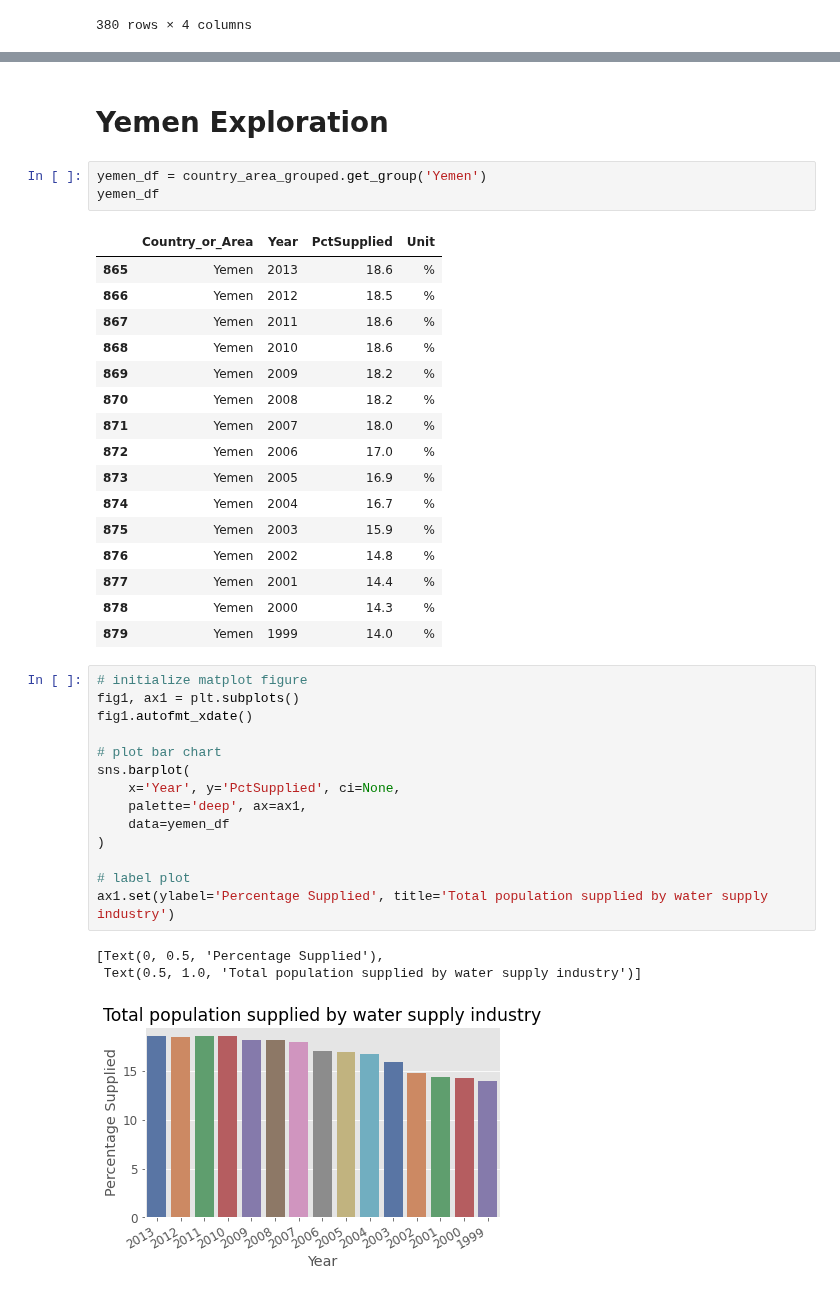
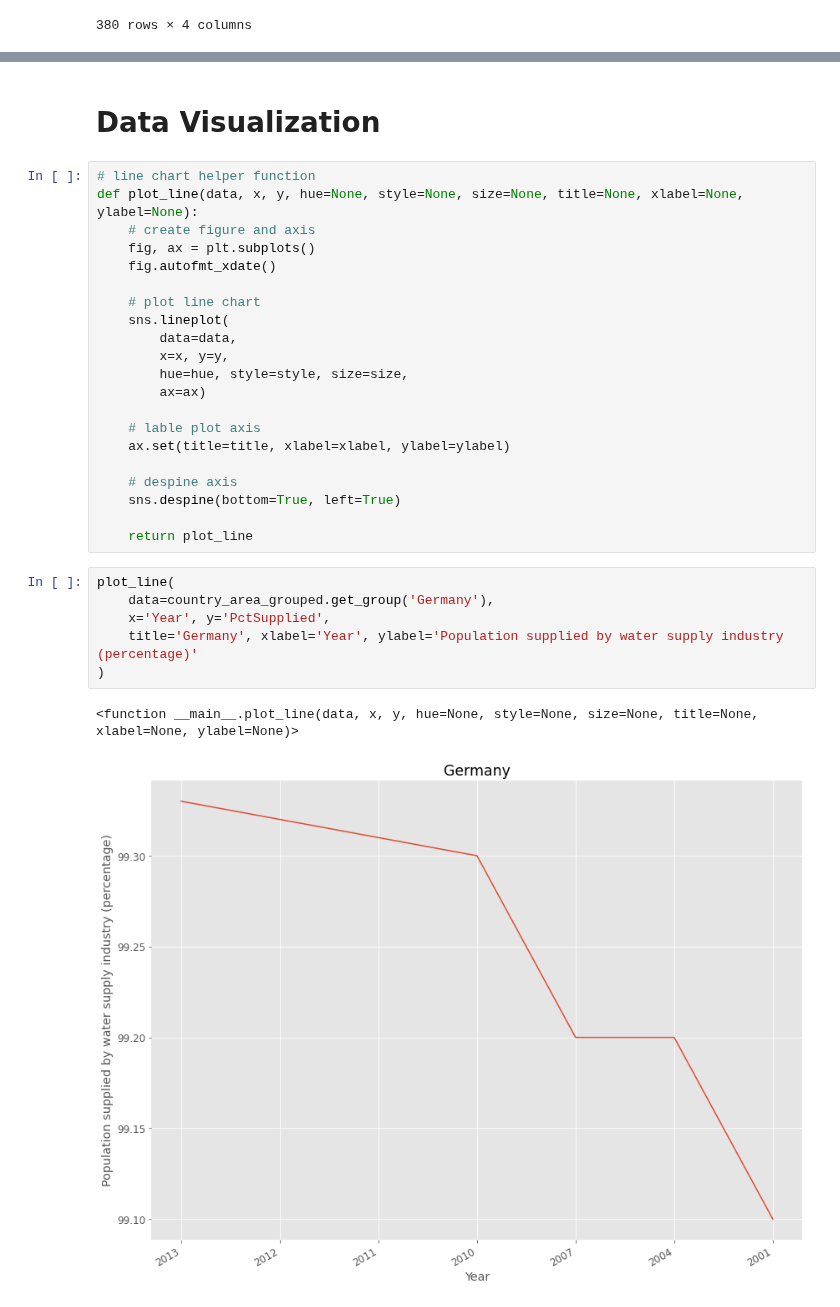
Before and after one commit to eldrigeampong/Data-Science, a Jupyter notebook: UN/Environment Statistics Database/Water/proj.ipynb, the cells around one changed output, grey strips where cells are left out. Cells and saved outputs as stored; diff of their text form.

```diff
--- a/UN/Environment Statistics Database/Water/proj.ipynb
+++ b/UN/Environment Statistics Database/Water/proj.ipynb
@@ -223,40 +196,32 @@ ax.set(ylabel='Percentage Supplied', title='Total population supplied by water s
-# %% [markdown]
-# Yemen Exploration
-# %%
-yemen_df = country_area_grouped.get_group('Yemen')
-yemen_df
-# %% [output]
-|  | Country_or_Area | Year | PctSupplied | Unit |
-| 865 | Yemen | 2013 | 18.6 | % |
-| 866 | Yemen | 2012 | 18.5 | % |
-| 867 | Yemen | 2011 | 18.6 | % |
-| 868 | Yemen | 2010 | 18.6 | % |
-| 869 | Yemen | 2009 | 18.2 | % |
-| 870 | Yemen | 2008 | 18.2 | % |
-| 871 | Yemen | 2007 | 18.0 | % |
-| 872 | Yemen | 2006 | 17.0 | % |
-| 873 | Yemen | 2005 | 16.9 | % |
-| 874 | Yemen | 2004 | 16.7 | % |
-| 875 | Yemen | 2003 | 15.9 | % |
-| 876 | Yemen | 2002 | 14.8 | % |
-| 877 | Yemen | 2001 | 14.4 | % |
-| 878 | Yemen | 2000 | 14.3 | % |
-| 879 | Yemen | 1999 | 14.0 | % |
-# %%
-# initialize matplot figure
-fig1, ax1 = plt.subplots()
-fig1.autofmt_xdate()
-
-# plot bar chart
-sns.barplot(
-    x='Year', y='PctSupplied', ci=None,
-    palette='deep', ax=ax1,
-    data=yemen_df
-)
-
-# label plot
-ax1.set(ylabel='Percentage Supplied', title='Total population supplied by water supply industry')
-# %% [output]
-[Text(0, 0.5, 'Percentage Supplied'),
- Text(0.5, 1.0, 'Total population supplied by water supply industry')]
-[figure, removed]
+# %% [markdown]
+# Data Visualization
+# %%
+# line chart helper function
+def plot_line(data, x, y, hue=None, style=None, size=None, title=None, xlabel=None, ylabel=None):
+    # create figure and axis
+    fig, ax = plt.subplots()
+    fig.autofmt_xdate()
+
+    # plot line chart
+    sns.lineplot(
+        data=data,
+        x=x, y=y,
+        hue=hue, style=style, size=size,
+        ax=ax)
+
+    # lable plot axis
+    ax.set(title=title, xlabel=xlabel, ylabel=ylabel)
+
+    # despine axis
+    sns.despine(bottom=True, left=True)
+
+    return plot_line
+# %%
+plot_line(
+    data=country_area_grouped.get_group('Germany'),
+    x='Year', y='PctSupplied',
+    title='Germany', xlabel='Year', ylabel='Population supplied by water supply industry (percentage)'
+)
+# %% [output]
+<function __main__.plot_line(data, x, y, hue=None, style=None, size=None, title=None, xlabel=None, ylabel=None)>
+[figure, added]
```
Also changed, not shown: parts of 9 cells of this notebook.
